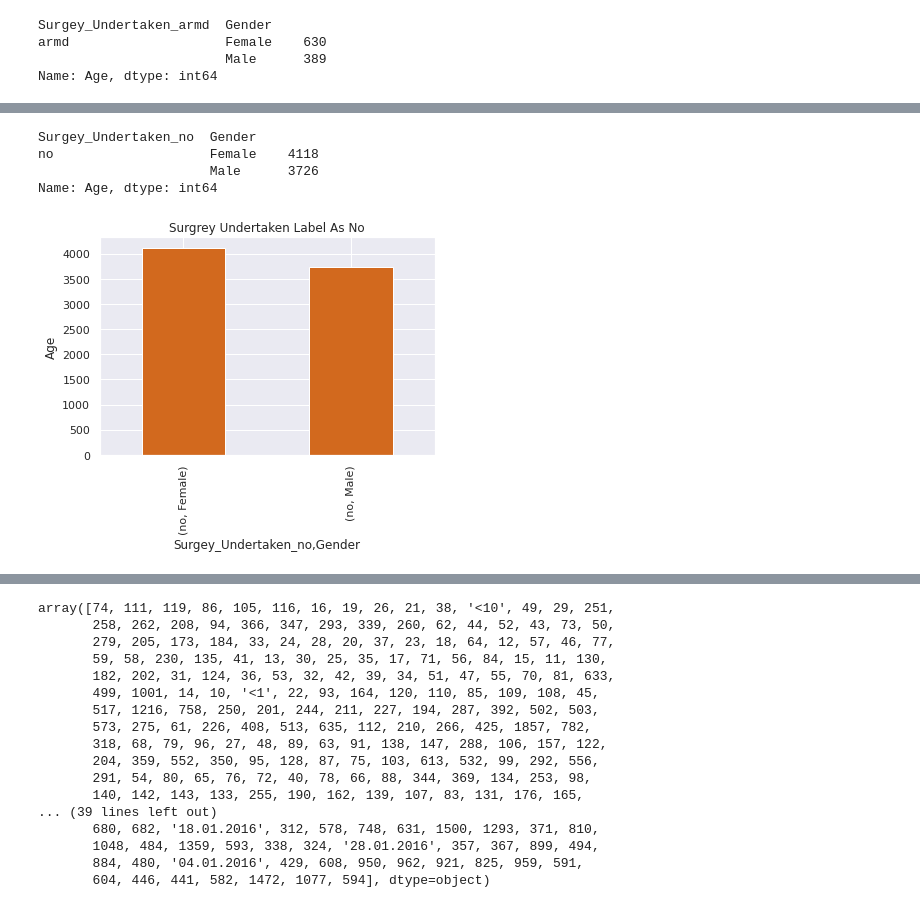
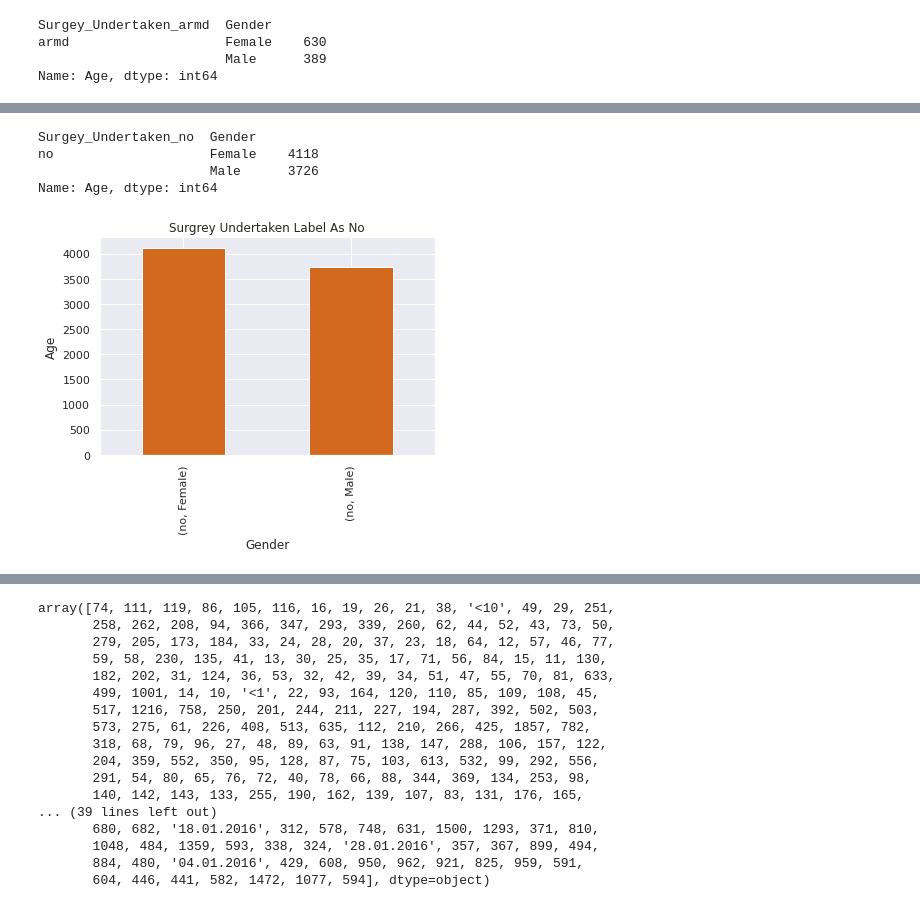
Before and after one commit to Hamza1122/ML-Ass, a Jupyter notebook: Untitled13.ipynb, the cells around one changed output, grey strips where cells are left out. Cells and saved outputs as stored; diff of their text form; code cells hidden in the pictures.

```diff
--- a/Untitled13.ipynb
+++ b/Untitled13.ipynb
@@ -200,19 +199,18 @@ plt.show()
 # %%
 #No of "No" cases mean with respect gender and age
 df['Surgey_Undertaken_no'] = df['Surgey_Undertaken_no'].mask(df['Surgey_Undertaken_no'].ne('no'))
 temp=df.groupby(["Surgey_Undertaken_no","Gender"])["Age"].count()#female were affected and male in armd
 print(temp)
+temp.plot(kind ='bar' , title ='Surgrey Undertaken Label As No',color="chocolate")
+plt.xlabel('Gender')
+plt.ylabel('Age')
+plt.show()
 # %% [output]
 Surgey_Undertaken_no  Gender
 no                    Female    4118
                       Male      3726
 Name: Age, dtype: int64
+[figure, added]
-# %%
-temp.plot(kind ='bar' , title ='Surgrey Undertaken Label As No',color="chocolate")
-plt.ylabel('Age')
-plt.show()
-# %% [output]
-[figure, removed]
 # %%
 #No of "Yes" cases mean with respect gender and age
 df['Surgey_Undertaken_yes'] = df['Surgey_Undertaken_yes'].mask(df['Surgey_Undertaken_yes'].ne('yes'))
```
Also changed, not shown: parts of 17 cells of this notebook.
